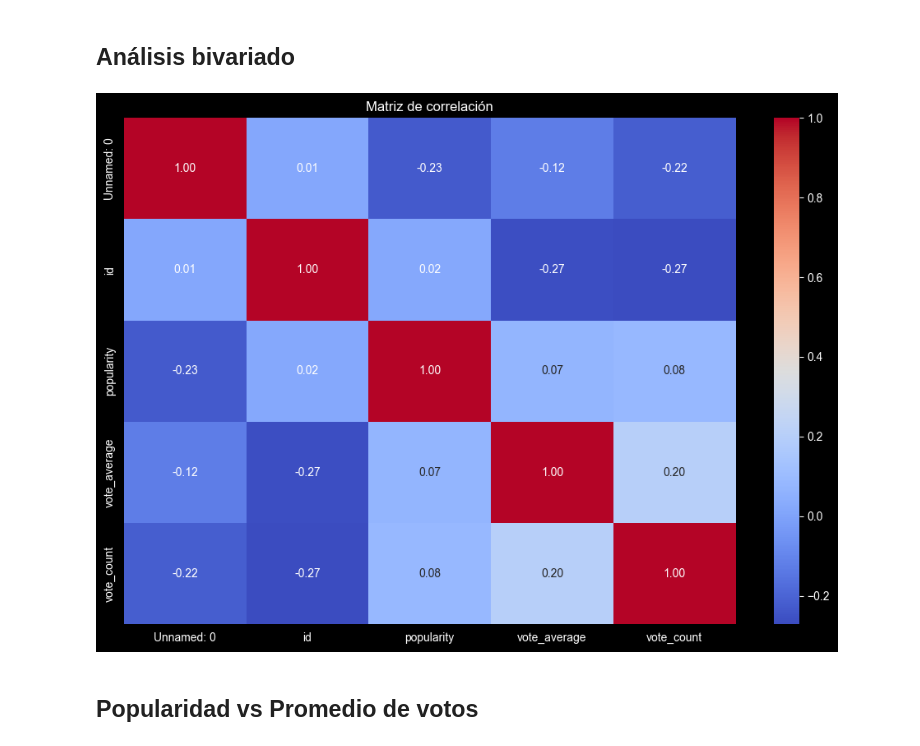
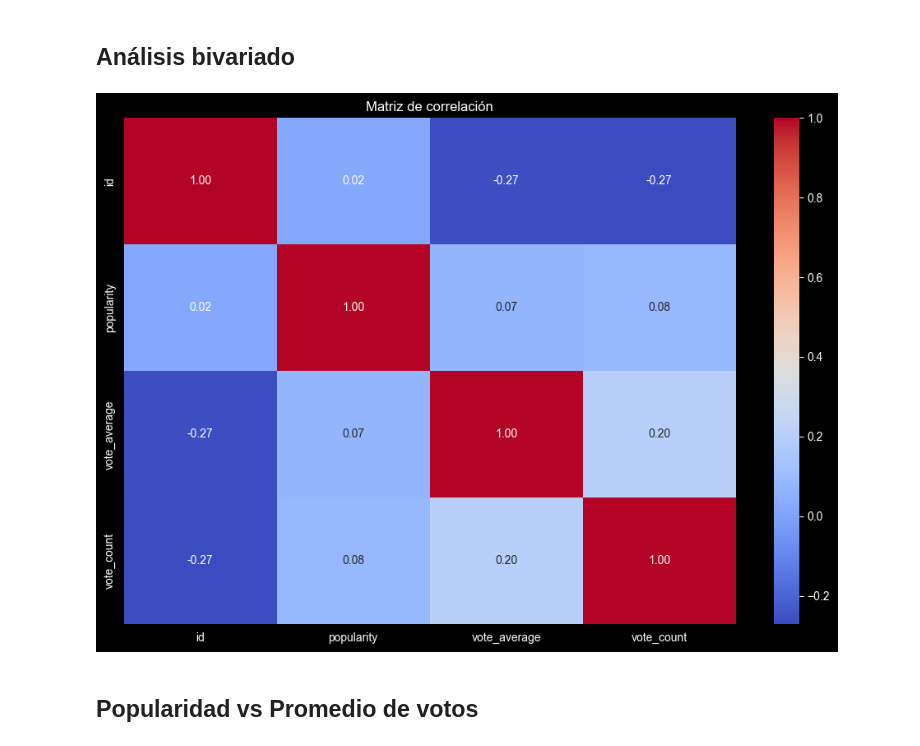
Before and after one commit to MauOrtizC/ProyectoII, a Jupyter notebook: notebooks/01_EDA_TMDB.ipynb, the cells around one changed output. Drawn from its saved outputs; the diff is of its cells as text; code cells hidden in the pictures.

```diff
--- a/notebooks/01_EDA_TMDB.ipynb
+++ b/notebooks/01_EDA_TMDB.ipynb
@@ -390,14 +396,14 @@ plt.show()
 # %% [markdown]
 ## Análisis bivariado
 # %%
-corr = df_limpio[num_cols].corr()
+corr = df_limpio[num_cols[1:]].corr()
 
 plt.figure(figsize=(12,8))
 sns.heatmap(corr, annot=True, cmap="coolwarm", fmt=".2f")
 plt.title("Matriz de correlación")
 plt.show()
 # %% [output]
-[figure, old version]
+[figure, new version]
 # %% [markdown]
 ## Popularidad vs Promedio de votos
 # %%
```
Also changed, not shown: parts of 3 cells of this notebook.
